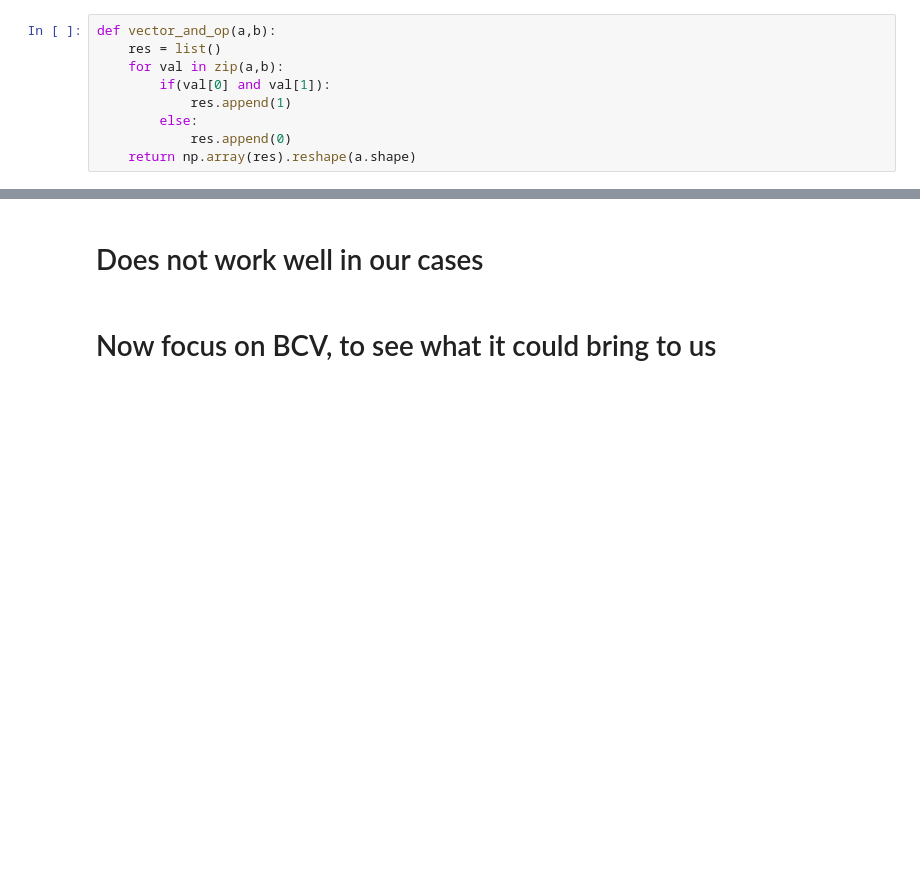
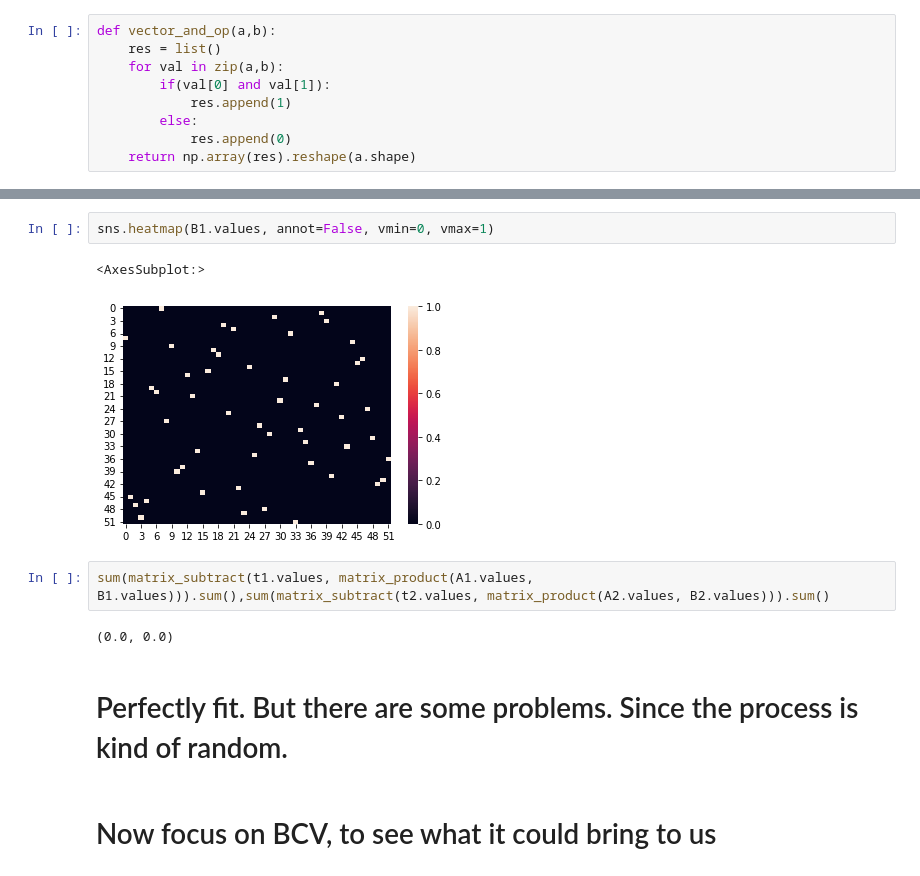
Before and after one commit to Tianyu9748/bcv, a Jupyter notebook: try.ipynb, the cells around one changed output, grey strips where cells are left out. Cells and saved outputs as stored; diff of their text form; blank space fills up the shorter version.

```diff
--- a/try.ipynb
+++ b/try.ipynb
@@ -355,5 +303,14 @@ A,B = MEBF(data_res.copy(),t=0.8)
+# %%
+sns.heatmap(B1.values, annot=False, vmin=0, vmax=1)
+# %% [output]
+<AxesSubplot:>
+[figure, added]
+# %%
+sum(matrix_subtract(t1.values, matrix_product(A1.values, B1.values))).sum(),sum(matrix_subtract(t2.values, matrix_product(A2.values, B2.values))).sum()
+# %% [output]
+(0.0, 0.0)
 # %% [markdown]
-# Does not work well in our cases
+# Perfectly fit. But there are some problems. Since the process is kind of random.
 # %% [markdown]
 # Now focus on BCV, to see what it could bring to us
 # %%
```
Also changed, not shown: parts of 15 cells of this notebook, 1 other file.
